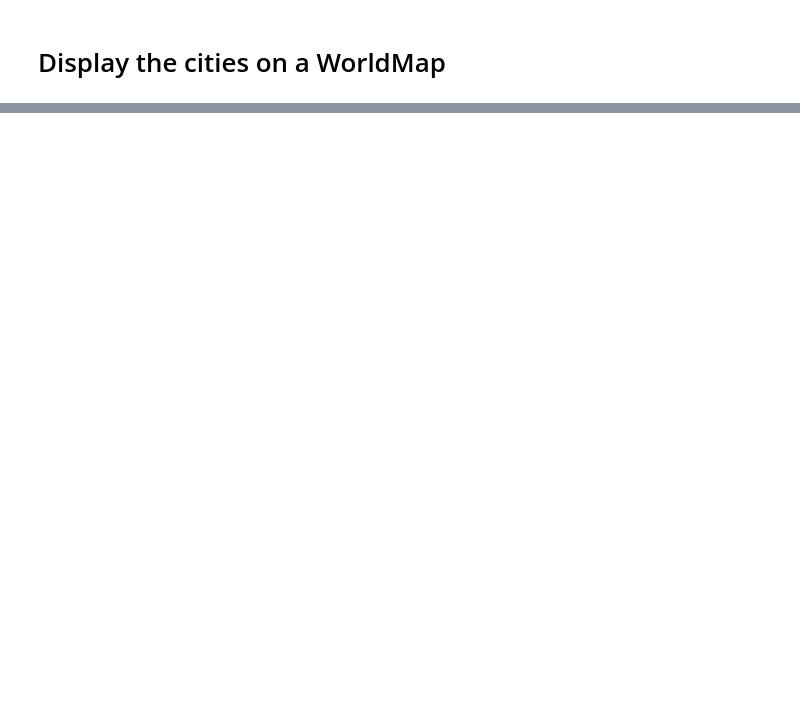
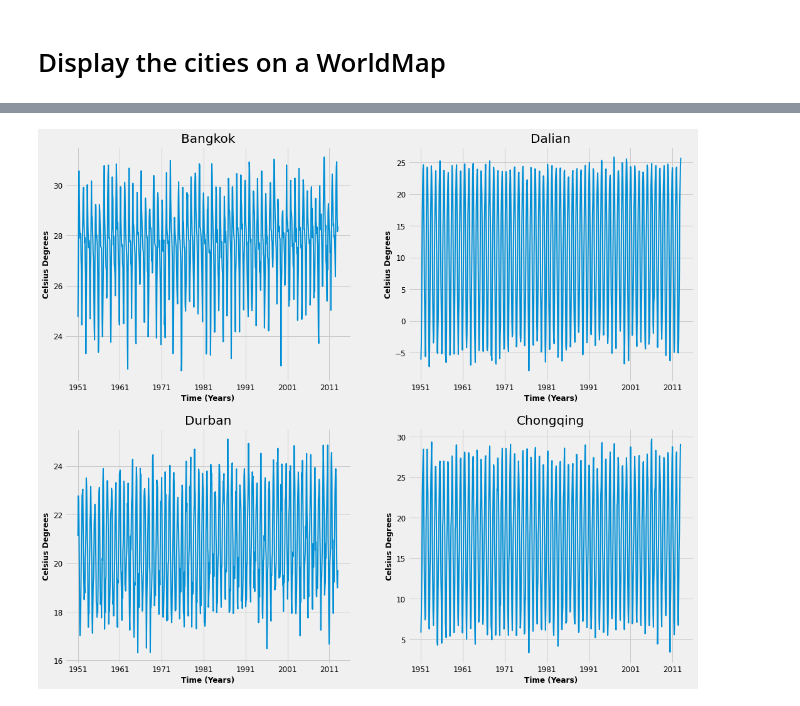
Before and after one commit to PieroPaialungaAI/ClimateChange, a Jupyter notebook: Overview.ipynb, the cells around one changed output, grey strips where cells are left out. Cells and saved outputs as stored; diff of their text form; code cells hidden in the pictures; blank space fills up the shorter version.

```diff
--- a/Overview.ipynb
+++ b/Overview.ipynb
@@ -242,2 +256,0 @@ The total number of missing temperature in the dataset is 93 out of 75300
-# %%
-df['AverageTemperatureUncertainty']= df.AverageTemperatureUncertainty.apply(pd.to_numeric, args=('coerce',))
@@ -278,6 +256,0 @@ All the cities have the same missing value, and it is the number 752
-# %%
-df=df.reset_index()
-# %%
-df=df.drop(columns=['index'])
-# %%
-df=df.dropna()
@@ -294,0 +257,18 @@ df.to_csv('ClimateData.csv')
+# %%
+CITIES=df.City.drop_duplicates().tolist()
+T=np.linspace(1951,2013,752)
+TICK=np.arange(1951,2013,10)
+plt.subplots_adjust(top=1.5)
+
+for k in range(1,5):
+    plt.subplot(2,2,k)
+    c=random.choice(CITIES)
+    TEMP=np.array(df[df['City']==c].AverageTemperature)
+    plt.plot(T,TEMP)
+    plt.xticks(TICK)
+    plt.grid(True)
+    plt.xlabel('Time (Years)')
+    plt.ylabel('Celsius Degrees')
+    plt.title(c,fontsize=20)
+# %% [output]
+[figure, added]
```
Also changed, not shown: parts of 59 cells of this notebook, 7 other files.
